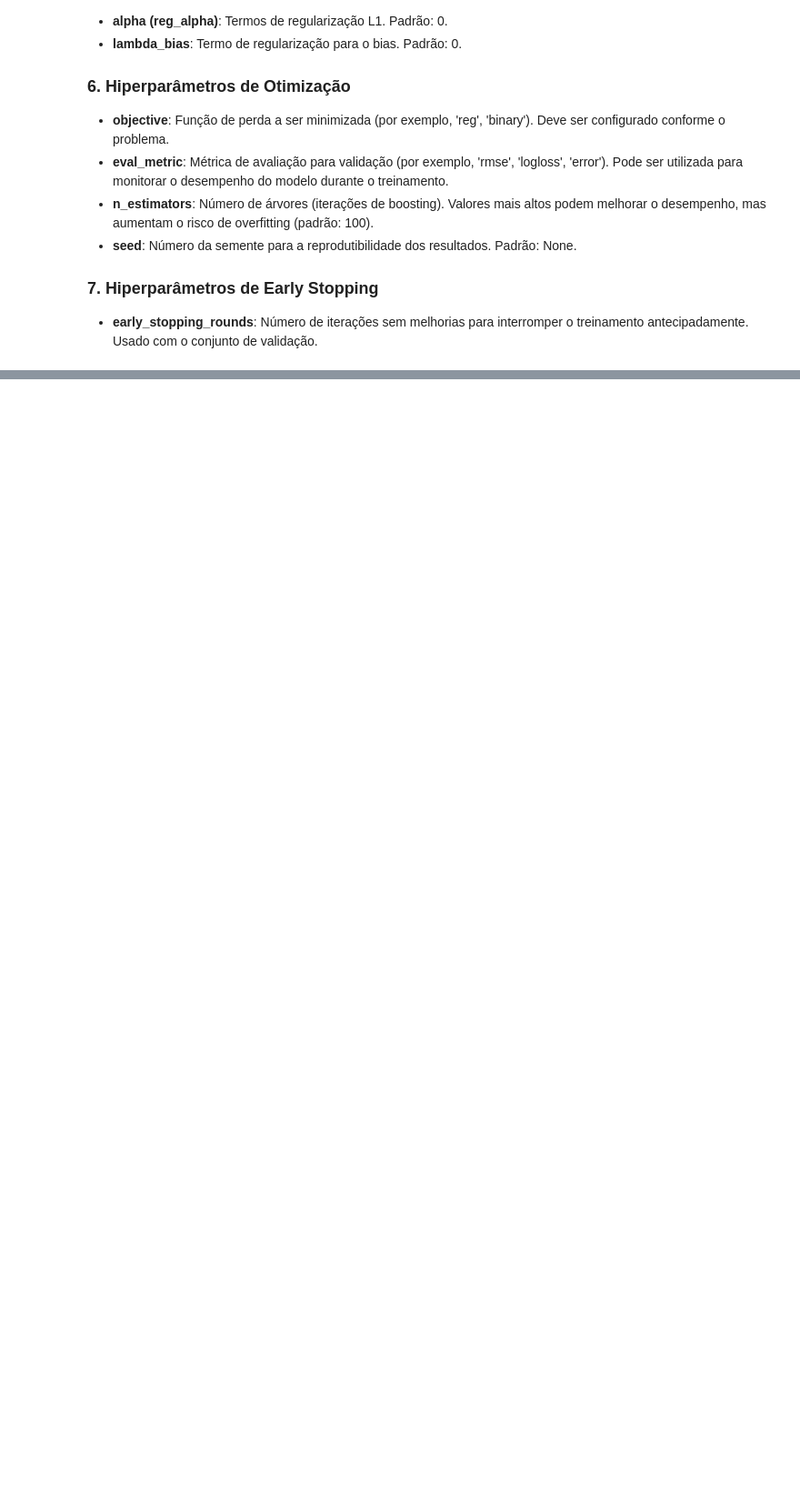
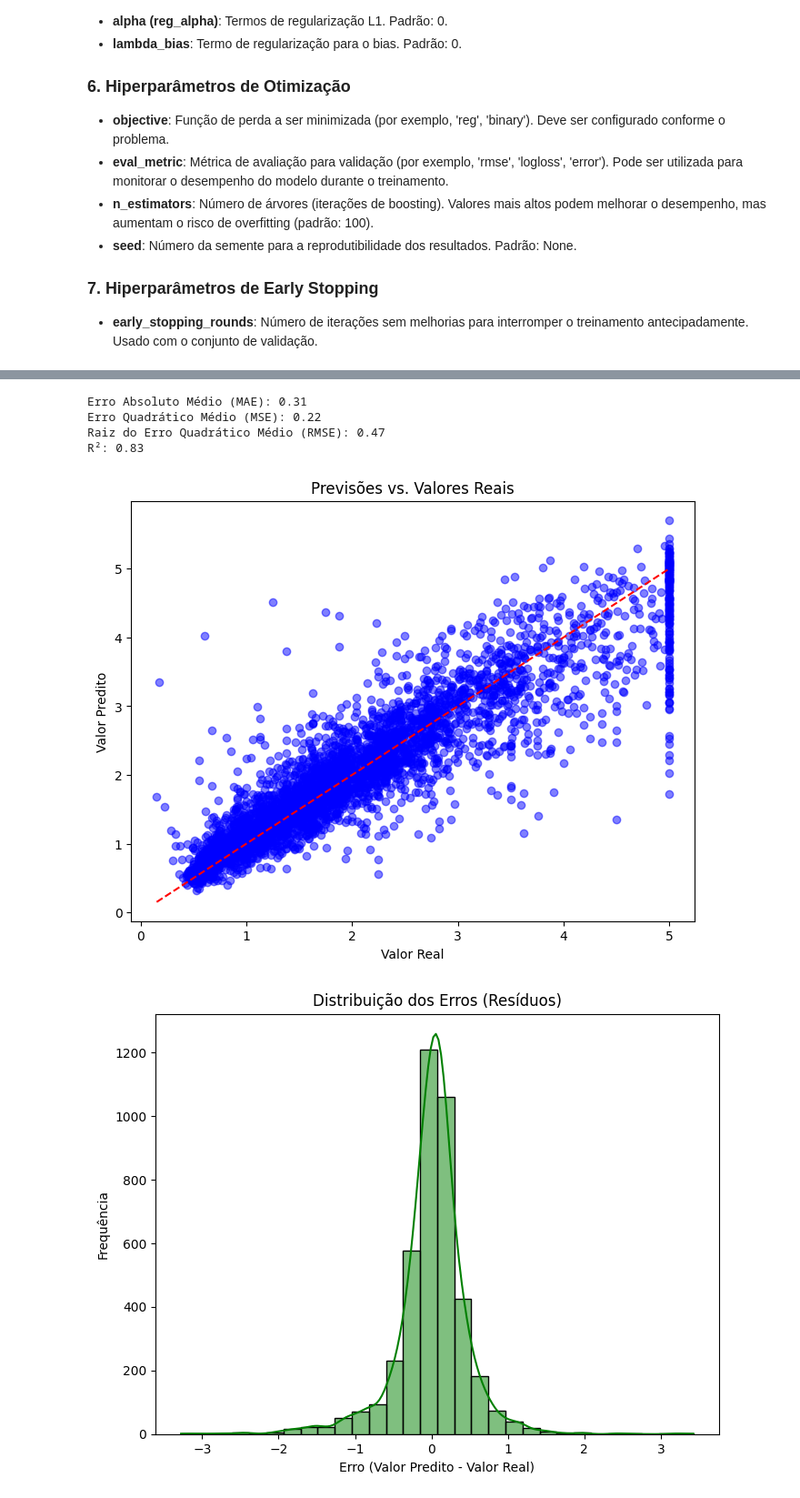
Before and after one commit to enzoschitini/machine-learning, a Jupyter notebook: XGBoost – Extreme Gradient Boosting/XGBoost – Extreme Gradient Boosting.ipynb, the cells around one changed output, grey strips where cells are left out. Shown: that part at 91% size. Saved outputs shown, nothing was run; the diff lists cells and outputs as text; code cells hidden in the pictures; blank space fills up the shorter version.

```diff
--- a/XGBoost – Extreme Gradient Boosting/XGBoost – Extreme Gradient Boosting.ipynb
+++ b/XGBoost – Extreme Gradient Boosting/XGBoost – Extreme Gradient Boosting.ipynb
@@ -140,0 +210,62 @@ Os hiperparâmetros no XGBoost desempenham um papel crucial na determinação do
+# %%
+import xgboost as xgb
+import pandas as pd
+import numpy as np
+import matplotlib.pyplot as plt
+from sklearn.model_selection import train_test_split
+from sklearn.datasets import fetch_california_housing
+from sklearn.metrics import mean_absolute_error, mean_squared_error, r2_score
+import seaborn as sns
+
+# Carregar o conjunto de dados California Housing
+california_housing = fetch_california_housing()
+X = california_housing.data  # Features
+y = california_housing.target  # Labels (preço da casa)
+
+# Dividir em treino e teste
+X_train, X_test, y_train, y_test = train_test_split(X, y, test_size=0.2, random_state=42)
+
+# Criar o modelo XGBoost
+model = xgb.XGBRegressor(objective='reg:squarederror', use_label_encoder=False)
+
+# Treinar o modelo
+model.fit(X_train, y_train)
+
+# Fazer previsões no conjunto de teste
+y_pred = model.predict(X_test)
+
+# Avaliar a performance do modelo
+mae = mean_absolute_error(y_test, y_pred)
+mse = mean_squared_error(y_test, y_pred)
+rmse = np.sqrt(mse)
+r2 = r2_score(y_test, y_pred)
+
+# Exibir métricas de avaliação
+print(f"Erro Absoluto Médio (MAE): {mae:.2f}")
+print(f"Erro Quadrático Médio (MSE): {mse:.2f}")
+print(f"Raiz do Erro Quadrático Médio (RMSE): {rmse:.2f}")
+print(f"R²: {r2:.2f}")
+
+# Gráfico de Previsões vs. Valores Reais
+plt.figure(figsize=(8, 6))
+plt.scatter(y_test, y_pred, color='blue', alpha=0.5)
+plt.plot([y_test.min(), y_test.max()], [y_test.min(), y_test.max()], color='red', linestyle='--')
+plt.title("Previsões vs. Valores Reais")
+plt.xlabel('Valor Real')
+plt.ylabel('Valor Predito')
+plt.show()
+
+# Distribuição dos erros (Resíduos)
+errors = y_pred - y_test
+plt.figure(figsize=(8, 6))
+sns.histplot(errors, kde=True, color='green', bins=30)
+plt.title('Distribuição dos Erros (Resíduos)')
+plt.xlabel('Erro (Valor Predito - Valor Real)')
+plt.ylabel('Frequência')
+plt.show()
+
+# Gráfico de Importância das Características
+plt.figure(figsize=(10, 6))
+xgb.plot_importance(model, importance_type='weight', max_num_features=10, title="Importância das Características")
+plt.show()
+# %% [output]
@@ -140,0 +275,6 @@ Os hiperparâmetros no XGBoost desempenham um papel crucial na determinação do
+Erro Absoluto Médio (MAE): 0.31
+Erro Quadrático Médio (MSE): 0.22
+Raiz do Erro Quadrático Médio (RMSE): 0.47
+R²: 0.83
+[figure, added]
+[figure, added]
```
Also changed, not shown: parts of 4 cells of this notebook.
